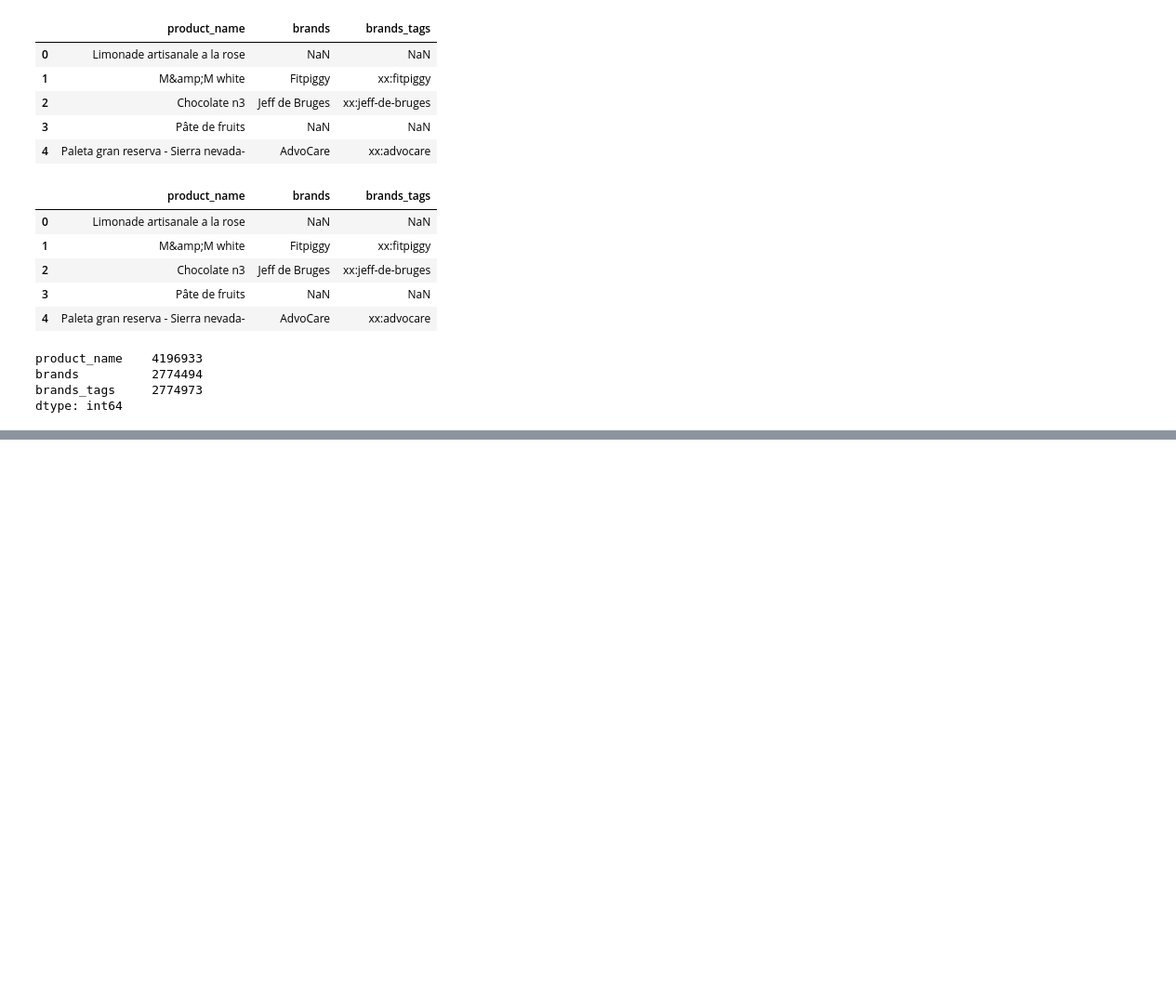
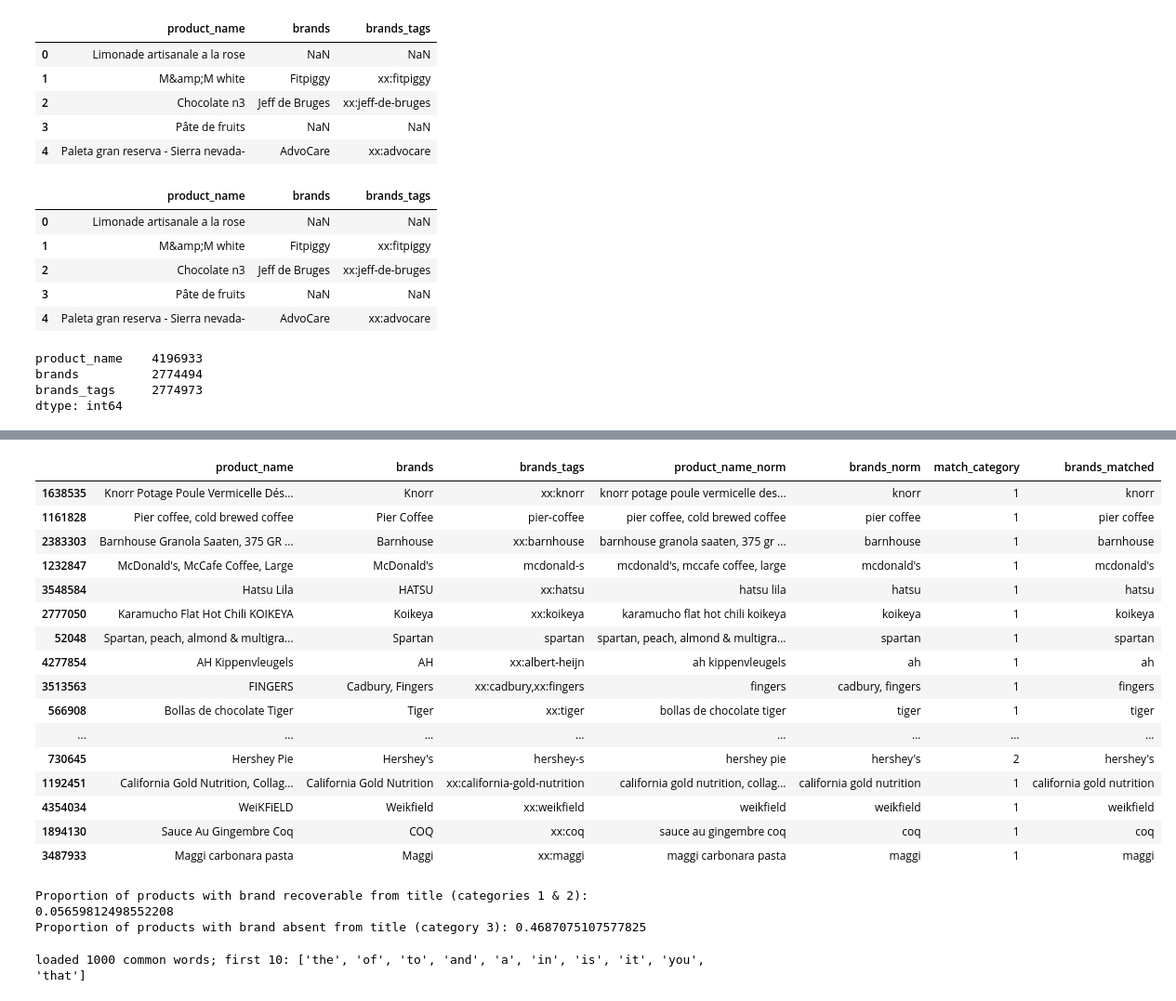
Before and after one commit to Idid118first/Product_Title_Brand_Extraction, a Jupyter notebook: food_data.ipynb, the cells around one changed output, grey strips where cells are left out. Shown at 93% size. Saved outputs shown, nothing was run; the diff lists cells and outputs as text; code cells hidden in the pictures; blank space fills up the shorter version.

```diff
--- a/food_data.ipynb
+++ b/food_data.ipynb
@@ -139,0 +236,35 @@ sample
+# %%
+benchmark_100 = sample.sample(n= 100, random_state= 10) # random 100-row subset of the 500-row benchmark sample
+with pd.option_context("display.max_rows", 100): # show all 100 rows just for this cell, without changing the global display setting
+    display(benchmark_100)
+# %% [output]
+|  | product_name | brands | brands_tags | product_name_norm | brands_norm | match_category | brands_matched |
+| 1638535 | Knorr Potage Poule Vermicelle Dés... | Knorr | xx:knorr | knorr potage poule vermicelle des... | knorr | 1 | knorr |
+| 1161828 | Pier coffee, cold brewed coffee | Pier Coffee | pier-coffee | pier coffee, cold brewed coffee | pier coffee | 1 | pier coffee |
+| 2383303 | Barnhouse Granola Saaten, 375 GR ... | Barnhouse | xx:barnhouse | barnhouse granola saaten, 375 gr ... | barnhouse | 1 | barnhouse |
+| 1232847 | McDonald's, McCafe Coffee, Large | McDonald's | mcdonald-s | mcdonald's, mccafe coffee, large | mcdonald's | 1 | mcdonald's |
+| 3548584 | Hatsu Lila | HATSU | xx:hatsu | hatsu lila | hatsu | 1 | hatsu |
+| 2777050 | Karamucho Flat Hot Chili KOIKEYA | Koikeya | xx:koikeya | karamucho flat hot chili koikeya | koikeya | 1 | koikeya |
+| 52048 | Spartan, peach, almond & multigra... | Spartan | spartan | spartan, peach, almond & multigra... | spartan | 1 | spartan |
+| 4277854 | AH Kippenvleugels | AH | xx:albert-heijn | ah kippenvleugels | ah | 1 | ah |
+| 3513563 | FINGERS | Cadbury, Fingers | xx:cadbury,xx:fingers | fingers | cadbury, fingers | 1 | fingers |
+| 566908 | Bollas de chocolate Tiger | Tiger | xx:tiger | bollas de chocolate tiger | tiger | 1 | tiger |
+| ... | ... | ... | ... | ... | ... | ... | ... |
+| 730645 | Hershey Pie | Hershey's | hershey-s | hershey pie | hershey's | 2 | hershey's |
+| 1192451 | California Gold Nutrition, Collag... | California Gold Nutrition | xx:california-gold-nutrition | california gold nutrition, collag... | california gold nutrition | 1 | california gold nutrition |
+| 4354034 | WeiKFiELD | Weikfield | xx:weikfield | weikfield | weikfield | 1 | weikfield |
+| 1894130 | Sauce Au Gingembre Coq | COQ | xx:coq | sauce au gingembre coq | coq | 1 | coq |
+| 3487933 | Maggi carbonara pasta | Maggi | xx:maggi | maggi carbonara pasta | maggi | 1 | maggi |
+# %%
+print(f"Proportion of products with brand recoverable from title (categories 1 & 2): {len(has_ground_truth)/len(food)}")
+print(f"Proportion of products with brand absent from title (category 3): {(brands_known_products['match_category'] == 3).sum()/len(food)}")
+# %% [output]
+Proportion of products with brand recoverable from title (categories 1 & 2): 0.05659812498552208
+Proportion of products with brand absent from title (category 3): 0.4687075107577825
+# %%
+with open("1-1000.txt", encoding= "utf-8") as f: # 1000 most common English words, one per line
+    common_words = [normalize(line) for line in f if line.strip()] # normalize so they compare cleanly against normalized brand/title tokens
+common_words_set = set(common_words) # set for O(1) membership checks during matching
+print(f"loaded {len(common_words)} common words; first 10: {common_words[:10]}")
+# %% [output]
+loaded 1000 common words; first 10: ['the', 'of', 'to', 'and', 'a', 'in', 'is', 'it', 'you', 'that']
```
Also changed, not shown: parts of 16 cells of this notebook, 2 other files.
